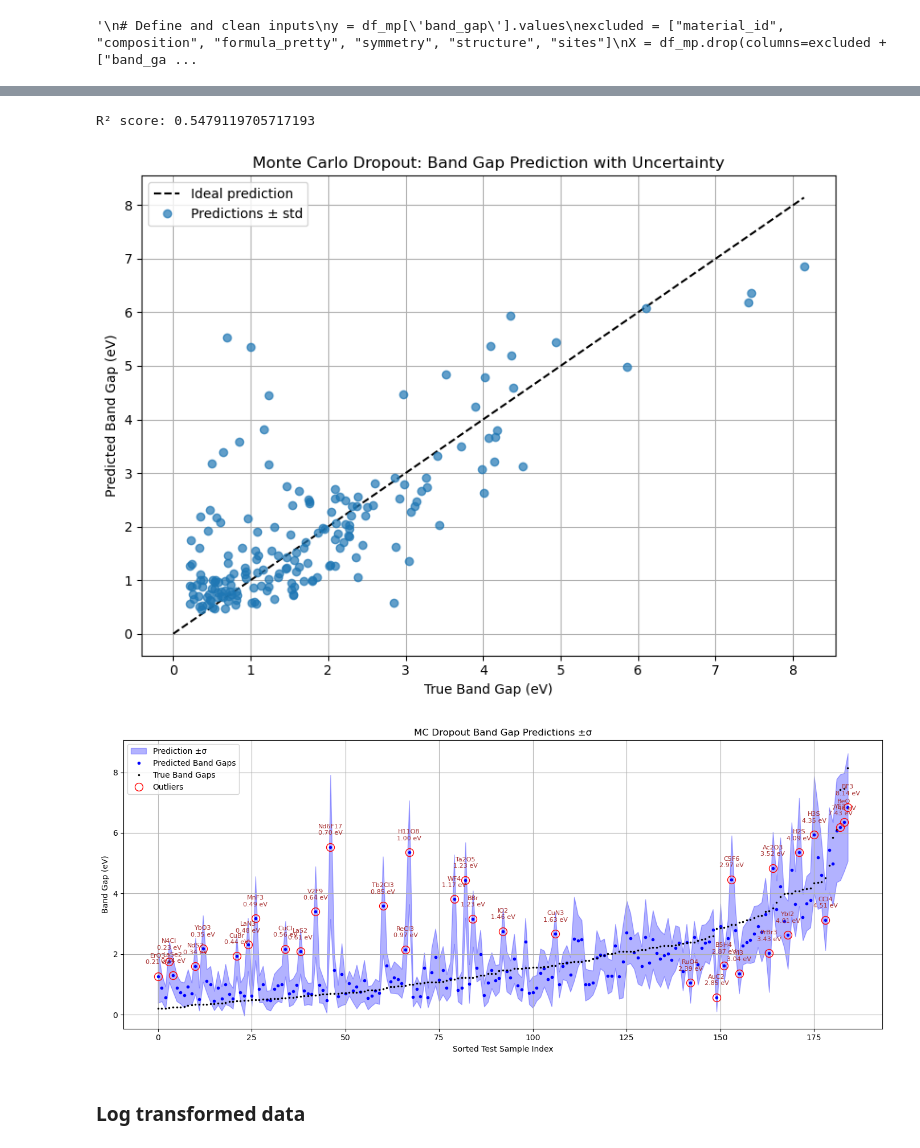
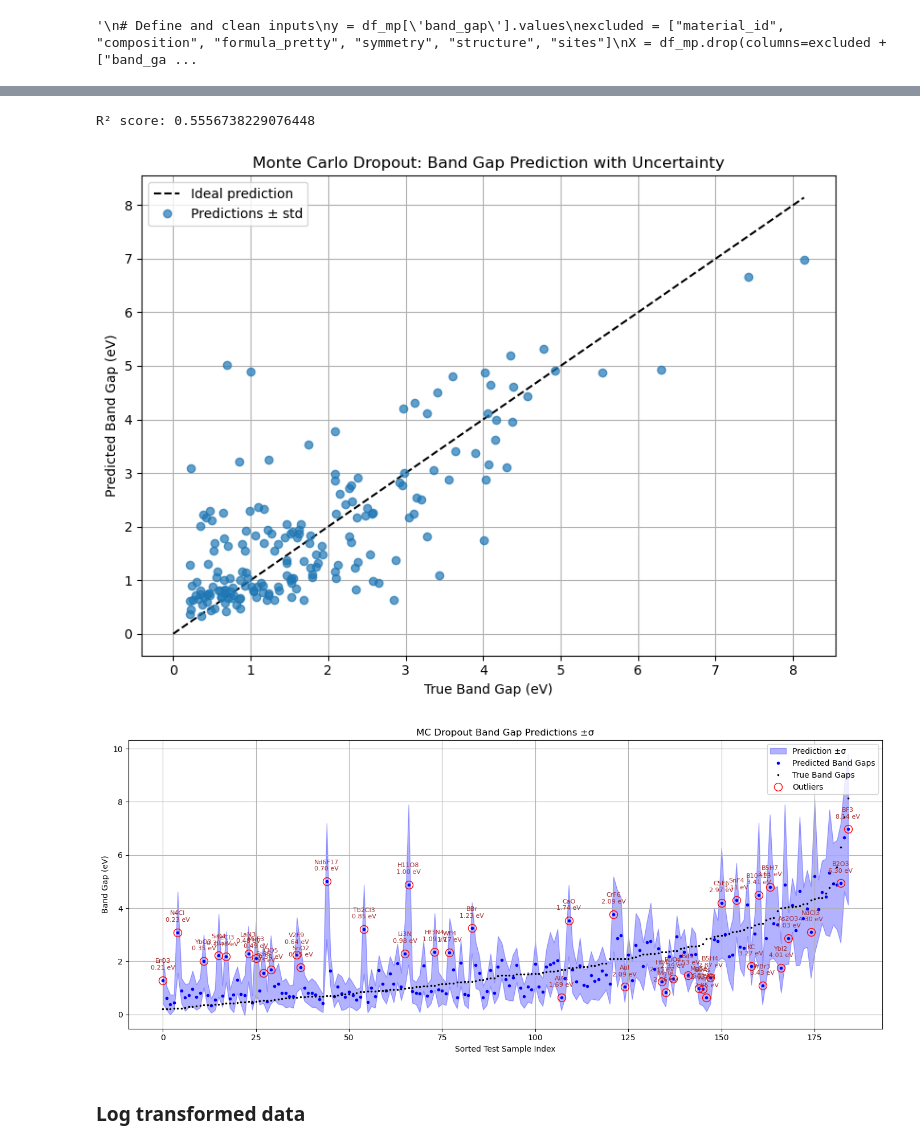
Before and after one commit to zosiawilk/UQ-for-Band-Gap-Predictions, a Jupyter notebook: MC_Dropout/MC_Dropout_Bandgaps.ipynb, the cells around one changed output, grey strips where cells are left out. Drawn from its saved outputs; the diff is of its cells as text; code cells hidden in the pictures.

```diff
--- a/MC_Dropout/MC_Dropout_Bandgaps.ipynb
+++ b/MC_Dropout/MC_Dropout_Bandgaps.ipynb
@@ -15,7 +23,7 @@ from sklearn.metrics import r2_score
 # %% [markdown]
 ### data preprocessing
 # %%
-df_mp = pd.read_csv('/home/april-ai/Desktop/UQ/MP_Data/materials_data_10k_cleaned.csv')
+df_mp = pd.read_csv('/home/april-ai/Desktop/UQ/MP_Data_Corrected/10k_data_cleaned.csv')
 # %%
 df_mp.head()
 # %% [output]
@@ -29,3 +71,17 @@ df_mp.head()
+# %%
+def get_rid_of_singular_elements(df):
+    # Filter out rows where 'composition' contains only one element
+
+    for element in df["composition"]:
+        if isinstance(element, str) and " " in element:
+            # If the composition is a string with multiple elements, keep it
+            continue
+        else:
+            # If the composition is a single element, drop the row
+            df = df[df["composition"] != element]
+    return df
+
+df_mp = get_rid_of_singular_elements(df_mp)
 # %%
 df_mp = df_mp[(df_mp['band_gap'] > 0.2)]
 y = df_mp['band_gap']
@@ -182,11 +323,11 @@ def predict(model, x, samples = 20):
     return y_mean, y_std
 # %%
 # Define and train model
-input_dim = X_train_scaled.shape[1]
+input_dim = X_train_selected.shape[1]
 mcd_model = model(input_dim=input_dim, seed=42)  # uses your improved model()
 
 # Train the model
-mcd_model, history = train(X_train_scaled, y_train_scaled, mcd_model,
-                           x_val=X_test_scaled, y_val=y_test_scaled, epochs=100)
+mcd_model, history = train(X_train_selected, y_train, mcd_model,
+                           x_val=X_test_selected, y_val=y_test, epochs=100)
 # %% [output]
 Epoch 1/100
@@ -223,19 +363,19 @@ plt.show()
 # %%
 # Make predictions with uncertainty (in scaled space)
-y_pred_mean, y_pred_std = predict(mcd_model, X_test_scaled, samples=50)
+y_pred_mean, y_pred_std = predict(mcd_model, X_test_selected, samples=50)
 
 # Inverse-transform predictions and std to original scale
-y_pred_mean_orig = y_scaler.inverse_transform(y_pred_mean.reshape(-1, 1)).ravel()
-y_pred_std_orig = y_pred_std * y_scaler.scale_[0]  # std scales by the scaler's scale
+#y_pred_mean_orig = y_scaler.inverse_transform(y_pred_mean.reshape(-1, 1)).ravel()
+#y_pred_std_orig = y_pred_std * y_scaler.scale_[0]  # std scales by the scaler's scale
 
 # Calculate R² in original space
-r2 = r2_score(y_test, y_pred_mean_orig)
+r2 = r2_score(y_test, y_pred_mean)
 print("R² score:", r2)
 # %% [output]
-R² score: 0.5479119705717193
+R² score: 0.5556738229076448
 # %%
 plt.figure(figsize=(8, 6))
-plt.errorbar(y_test, y_pred_mean_orig, fmt='o', alpha=0.7, label='Predictions ± std')
+plt.errorbar(y_test, y_pred_mean, fmt='o', alpha=0.7, label='Predictions ± std')
 plt.plot([0, max(y_test)], [0, max(y_test)], 'k--', label='Ideal prediction')
 plt.xlabel("True Band Gap (eV)")
 plt.ylabel("Predicted Band Gap (eV)")
@@ -245,16 +385,17 @@ plt.grid(True)
 plt.tight_layout()
 plt.show()
 # %% [output]
-[figure, old version]
+[figure, new version]
 # %%
+
 # Inverse-transform predictions and std to original scale
-y_pred_mean_orig = y_scaler.inverse_transform(y_pred_mean.reshape(-1, 1)).ravel()
-y_pred_std_orig = y_pred_std * y_scaler.scale_[0]
+#y_pred_mean_orig = y_scaler.inverse_transform(y_pred_mean.reshape(-1, 1)).ravel()
+#y_pred_std_orig = y_pred_std * y_scaler.scale_[0]
 
 # Convert predictions and uncertainties to arrays
 y_true = np.array(y_test)
-y_predicted = np.array(y_pred_mean_orig)
-y_std_dev = np.array(y_pred_std_orig)
+y_predicted = np.array(y_pred_mean)
+y_std_dev = np.array(y_pred_std)
 
 # Sort by true band gap values
 sorted_idx = np.argsort(y_true)
@@ -277,34 +418,34 @@ outlier_indices = np.where(outlier_mask)[0]
 
 # Plot
 plt.figure(figsize=(14, 6))
 
 # Confidence interval band
 plt.fill_between(range(len(y_true_sorted)), lower, upper, alpha=0.3, label='Prediction ±σ', color='blue')
 
 # Predicted mean
 plt.plot(y_pred_sorted, 'o', markersize=3, label='Predicted Band Gaps', color='blue')
 
 # True values
 plt.plot(y_true_sorted, 'k.', markersize=3, label='True Band Gaps')
 
 # Outliers
 plt.plot(outlier_indices, y_pred_sorted[outlier_mask], 'ro', markerfacecolor='none', markersize=10, label='Outliers')
 
 # Annotate outliers with formula and true band gap
 for i in outlier_indices:
     plt.text(i, y_pred_sorted[i] + 0.4, f"{formulas_sorted[i]}\n{y_true_sorted[i]:.2f} eV",
              fontsize=8, color='brown', ha='center')
 
 # Final formatting
 plt.xlabel("Sorted Test Sample Index")
 plt.ylabel("Band Gap (eV)")
 plt.title("MC Dropout Band Gap Predictions ±σ")
 plt.legend()
 plt.grid(True)
 plt.tight_layout()
 plt.show()
 # %% [output]
-[figure, old version]
+[figure, new version]
 # %% [markdown]
 ### Log transformed data
 # %%
```
Also changed, not shown: parts of 21 cells of this notebook, 7 other files.
